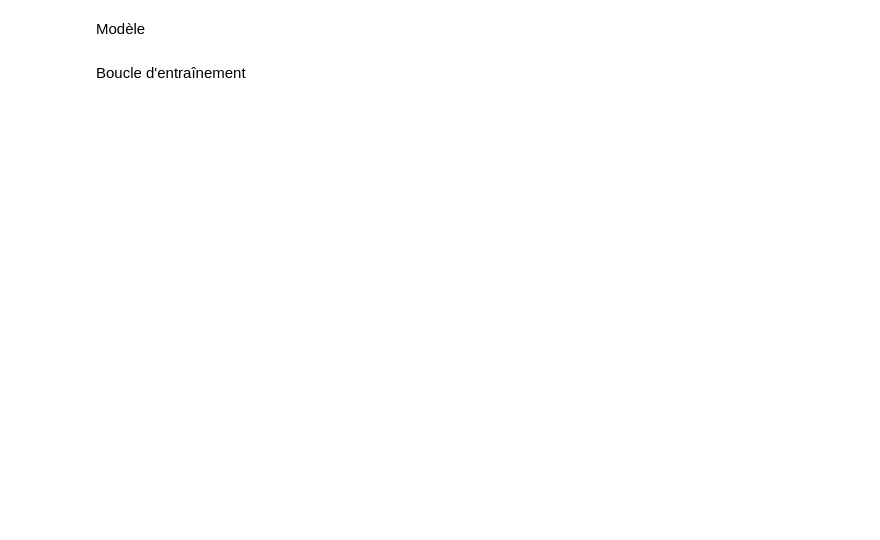
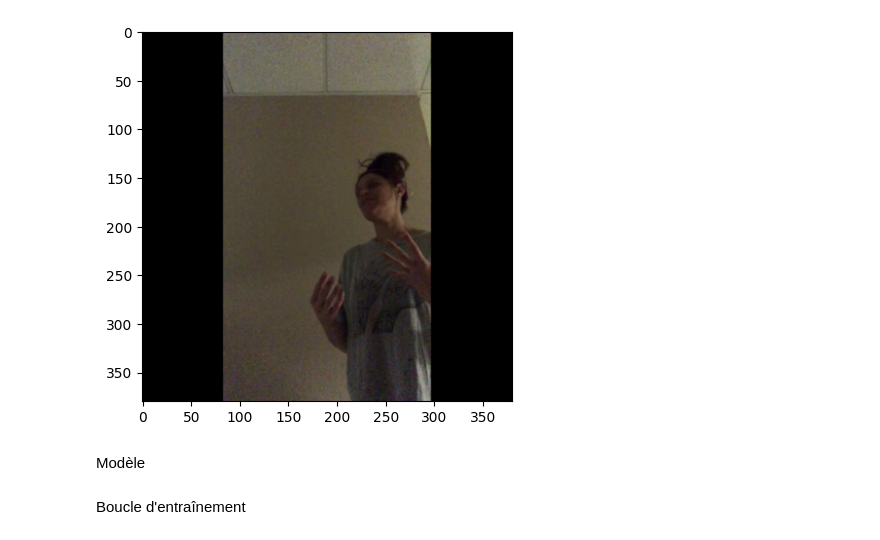
Before and after one commit to thomasgegout/automathon-2024, a Jupyter notebook: baseline.ipynb, the cells around one changed output. Cells and saved outputs as stored; diff of their text form; code cells hidden in the pictures; blank space fills up the shorter version.

Commit message:
fixed resize and added av dependency

```diff
--- a/baseline.ipynb
+++ b/baseline.ipynb
@@ -108,3 +46,32 @@ print_img(img)
+# %%
+from PIL import Image
+import torchvision.transforms as transforms
+
+def resize_data(data, new_height, new_width, x=0, y=0, height=None, width=None):
+    height = data.shape[-2] - y if height is None else height
+    width = data.shape[-1] -x if width is None else width
+
+    ratio = new_height/new_width
+    if height/width > ratio:
+        expand_height = height
+        expand_width = int(height / ratio)
+    elif height/width < ratio:
+        expand_height = int(width * ratio)
+        expand_width = width
+    tr = transforms.Compose([
+        transforms.CenterCrop((expand_height, expand_width)),
+        transforms.Resize((new_height, new_width))
+    ])
+    return tr(data)
+
+video, label = dataset[30]
+img=video[0]
+
+
+img=resize_data(img, 380, 380)
+display_image(img)
+# %% [output]
+[figure, added]
 # %% [markdown]
 Modèle
 # %%
```
Also changed, not shown: parts of 4 cells of this notebook, 1 other file.
